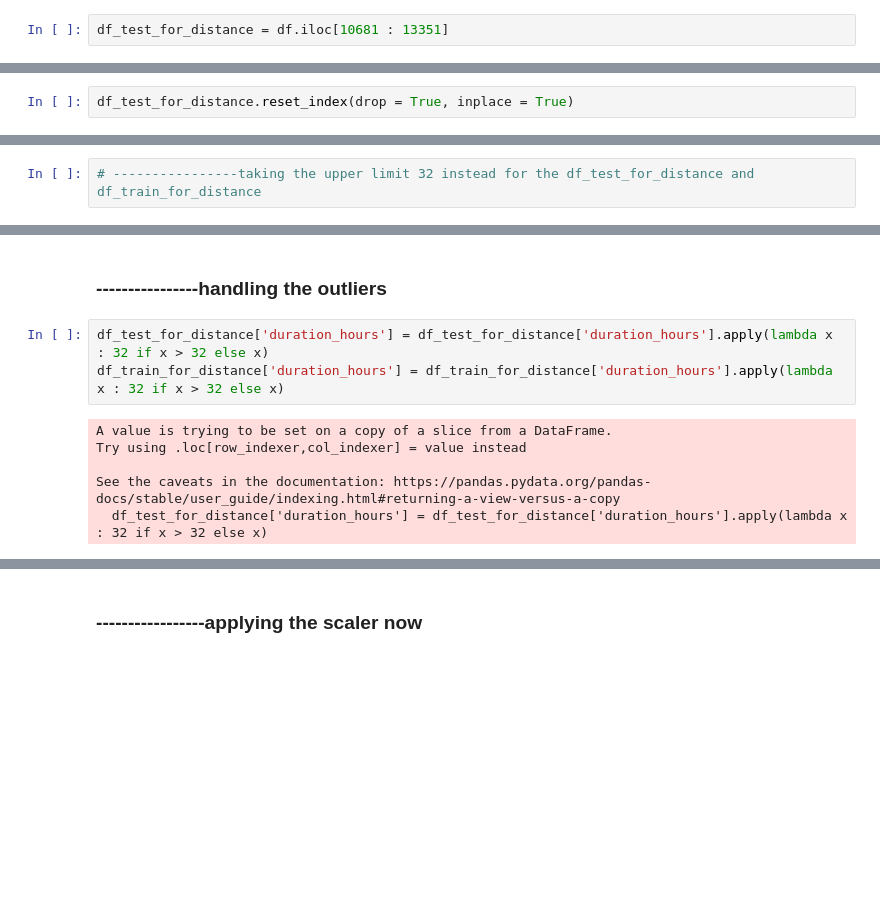
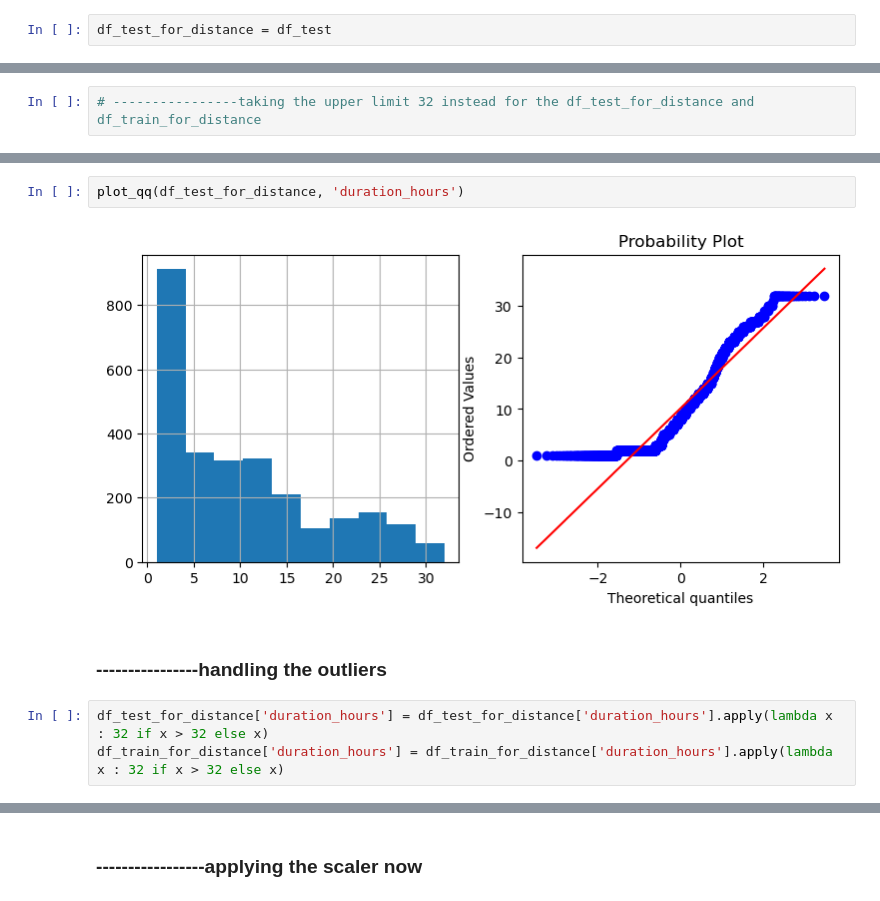
Before and after one commit to utsav87589/Flight-Price-EDA, a Jupyter notebook: notebooks/preprocessing_v2.ipynb, the cells around one changed output, grey strips where cells are left out. Cells and saved outputs as stored; diff of their text form; blank space fills up the shorter version.

```diff
--- a/notebooks/preprocessing_v2.ipynb
+++ b/notebooks/preprocessing_v2.ipynb
@@ -113,11 +113,9 @@ df.head()
 # -----------making the df_test_for_distance, and df_train_for_distance so that I can plot qq plot
 # -----------and apply the functions all at once
 # %%
-df_test_for_distance = df.iloc[10681 : 13351]
+df_test_for_distance = df_test
 # %%
 # df_test_for_distance.head()
-# %%
-df_test_for_distance.reset_index(drop = True, inplace = True)
 # %%
 df_test_for_distance.shape
 # %% [output]
@@ -201,14 +205,12 @@ print(f"{Q3 + 1.5*IQR}")
+# %%
+plot_qq(df_test_for_distance, 'duration_hours')
+# %% [output]
+[figure, added]
 # %% [markdown]
 ### ----------------handling the outliers
 # %%
 df_test_for_distance['duration_hours'] = df_test_for_distance['duration_hours'].apply(lambda x : 32 if x > 32 else x)
 df_train_for_distance['duration_hours'] = df_train_for_distance['duration_hours'].apply(lambda x : 32 if x > 32 else x)
-# %% [output]
-A value is trying to be set on a copy of a slice from a DataFrame.
-Try using .loc[row_indexer,col_indexer] = value instead
-
-See the caveats in the documentation: https://pandas.pydata.org/pandas-docs/stable/user_guide/indexing.html#returning-a-view-versus-a-copy
-  df_test_for_distance['duration_hours'] = df_test_for_distance['duration_hours'].apply(lambda x : 32 if x > 32 else x)
 # %%
 print(f"{df_test_for_distance['duration_hours'].min()} : {df_test_for_distance['duration_hours'].max()}")
 print(f"{df_train_for_distance['duration_hours'].min()} : {df_train_for_distance['duration_hours'].max()}")
```
Also changed, not shown: parts of 19 cells of this notebook, 5 other files.
